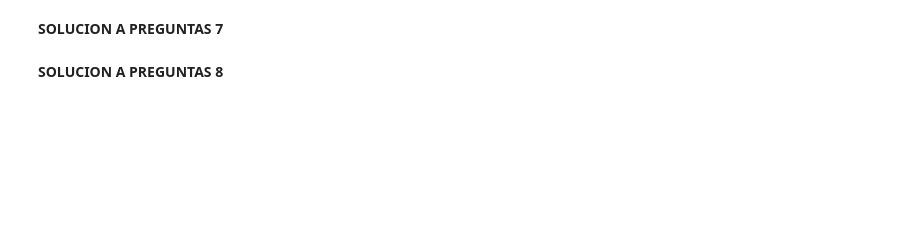
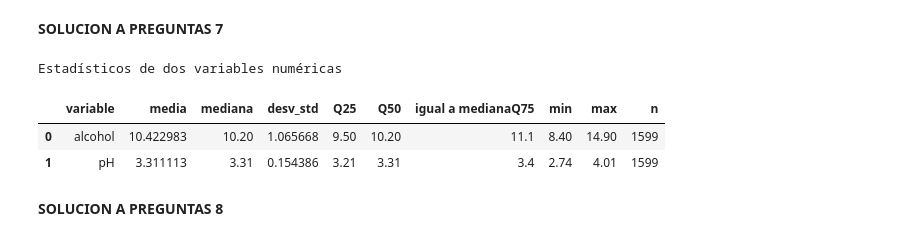
Before and after one commit to dianacquirogas-bot/Sistemas-Avanzados-con-Python_Taller-1, a Jupyter notebook: QuimbayoHelena_QuirogaDiana_CastroDuvan.ipynb, the cells around one changed output. Saved outputs shown, nothing was run; the diff lists cells and outputs as text; code cells hidden in the pictures; blank space fills up the shorter version.

```diff
--- a/QuimbayoHelena_QuirogaDiana_CastroDuvan.ipynb
+++ b/QuimbayoHelena_QuirogaDiana_CastroDuvan.ipynb
@@ -957,4 +1004,33 @@ Datos cargados exitosamente:
 # %% [markdown]
 **SOLUCION A PREGUNTAS 7**
+# %%
+# Dos variables numéricas: media, mediana, std y cuantiles (25%, 50%, 75%)
+# Usaremos: 'alcohol' y 'pH'
+# =========================
+print("Estadísticos de dos variables numéricas")
+vars_numericas = ['alcohol', 'pH']
+estadisticos = []
+for v in vars_numericas:
+    serie = VINOS[v].dropna()
+    estadisticos.append({
+        'variable': v,
+        'media': serie.mean(),
+        'mediana': serie.median(),
+        'desv_std': serie.std(),
+        'Q25': serie.quantile(0.25),
+        'Q50': serie.quantile(0.50),
+        "igual a mediana"
+        'Q75': serie.quantile(0.75),
+        'min': serie.min(),
+        'max': serie.max(),
+        'n': serie.shape[0]
+    })
+df_estad = pd.DataFrame(estadisticos)
+display(df_estad)
+# %% [output]
+Estadísticos de dos variables numéricas
+|  | variable | media | mediana | desv_std | Q25 | Q50 | igual a medianaQ75 | min | max | n |
+| 0 | alcohol | 10.422983 | 10.20 | 1.065668 | 9.50 | 10.20 | 11.1 | 8.40 | 14.90 | 1599 |
+| 1 | pH | 3.311113 | 3.31 | 0.154386 | 3.21 | 3.31 | 3.4 | 2.74 | 4.01 | 1599 |
 # %% [markdown]
 **SOLUCION A PREGUNTAS 8**
```
Also changed, not shown: parts of 7 cells of this notebook.
